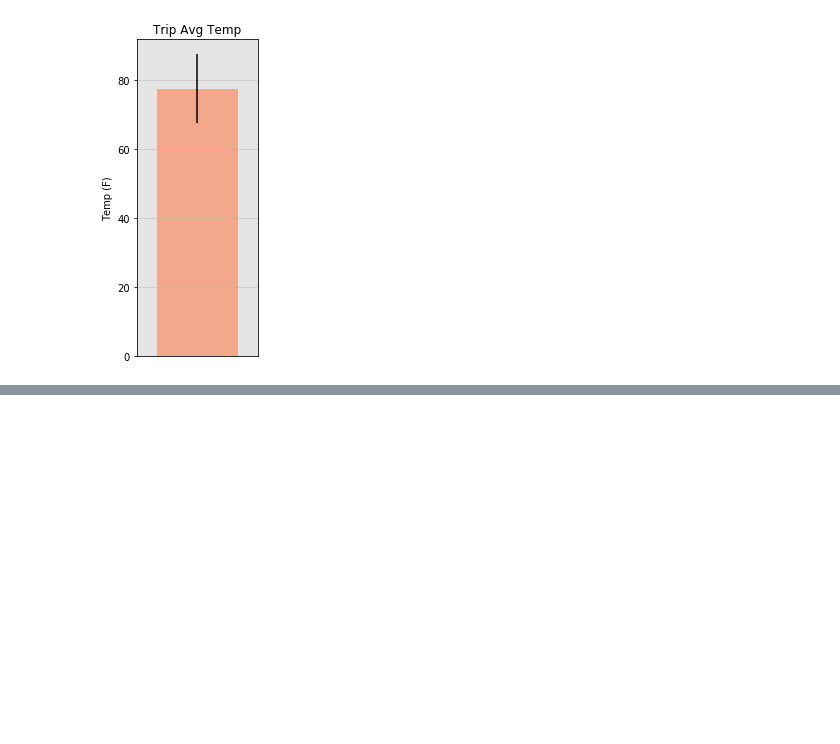
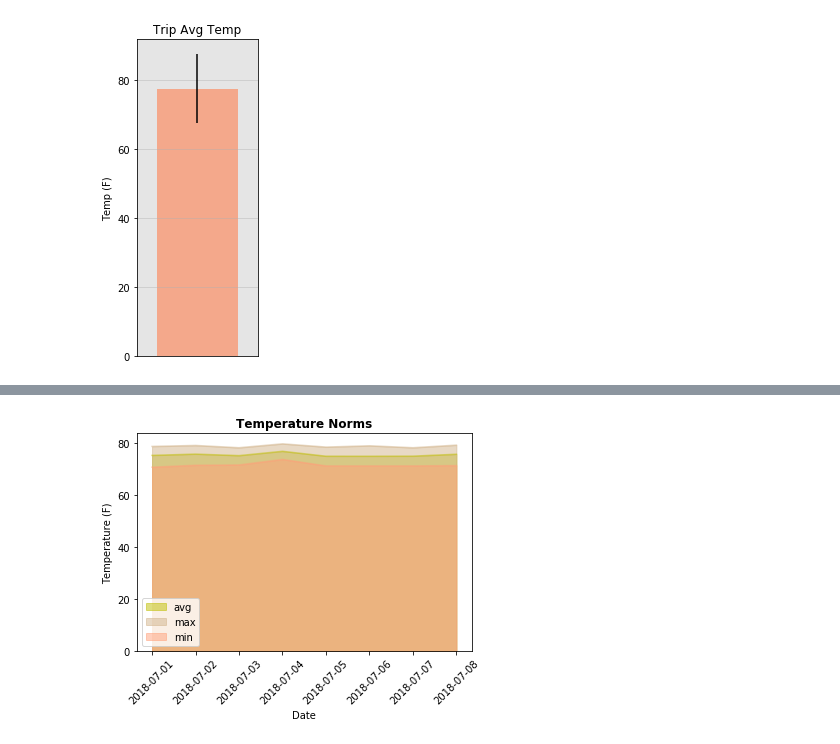
Before and after one commit to AMRiehle/sql-alchemy-challenge, a Jupyter notebook: climate_analysis.ipynb, the cells around one changed output, grey strips where cells are left out. Cells and saved outputs as stored; diff of their text form; code cells hidden in the pictures; blank space fills up the shorter version.

```diff
--- a/climate_analysis.ipynb
+++ b/climate_analysis.ipynb
@@ -259,0 +399,27 @@ The average temperature between July 01, 2017 and July 08, 2017 was 77.46 degres
+# %%
+# Create plot using values from daily normals function
+
+ax = norms_df.plot(kind='area', stacked=False, rot=45, colors=['y', 'tan', 'lightsalmon'])
+
+# Set x-ticks and x-tick labels
+
+ax.xaxis.set_ticks(np.arange(len(date_range)))
+x_ticklabels = date_range
+ax.xaxis.set_ticklabels(x_ticklabels)
+
+# Set y-axis to use every other tick and tick label
+
+y_ticks = ax.yaxis.get_ticklocs()
+ax.yaxis.set_ticks(y_ticks[::2])
+
+# Set labels for x- and y-axis and title for chart
+
+ax.set_ylabel('Temperature (F)')
+ax.set_xlabel('Date')
+ax.set_title('Temperature Norms', fontweight='bold')
+
+# Save chart as PNG
+
+plt.savefig("Images/temperature_norms.png")
+# %% [output]
+[figure, added]
```
Also changed, not shown: parts of 6 cells of this notebook, 2 other files.
